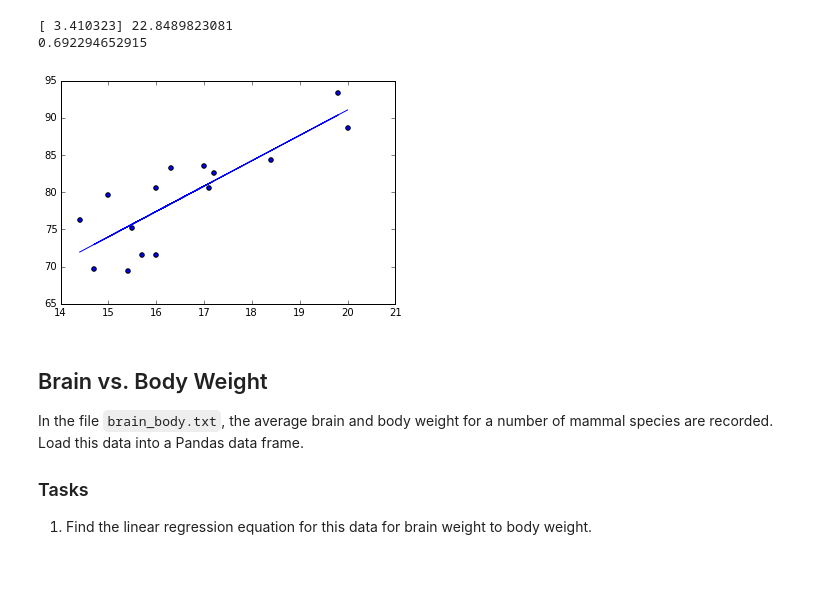
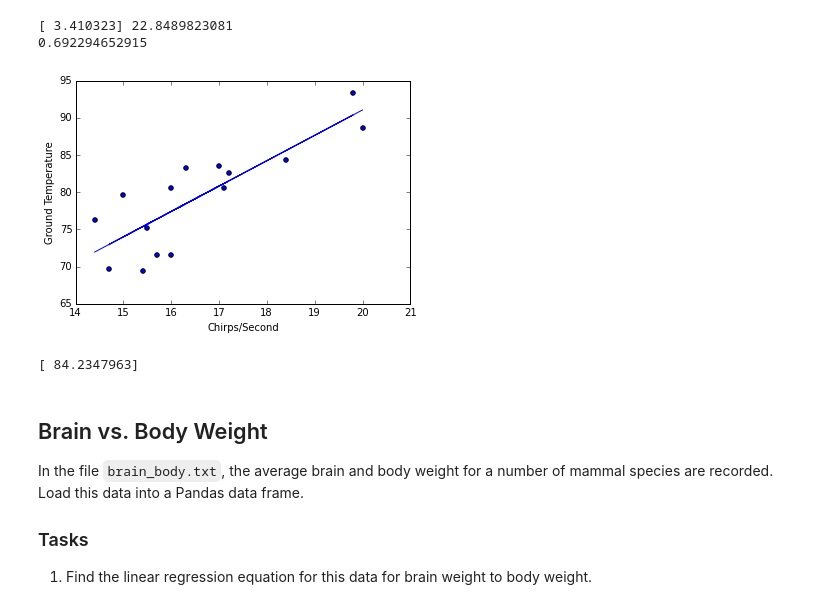
Before and after one commit to TylerKotkin/linear-regression, a Jupyter notebook: simple-linear-regression.ipynb, the cells around one changed output. Cells and saved outputs as stored; diff of their text form; code cells hidden in the pictures; blank space fills up the shorter version.

```diff
--- a/simple-linear-regression.ipynb
+++ b/simple-linear-regression.ipynb
@@ -18,7 +18,7 @@ ground_cricket_data = {"Chirps/Second": [20.0, 16.0, 19.8, 18.4, 17.1, 15.5, 14.
                        "Ground Temperature": [88.6, 71.6, 93.3, 84.3, 80.6, 75.2, 69.7,
                                               71.6, 69.4, 83.3, 79.6, 82.6, 80.6, 83.5,
                                               76.3]}
-df = pd.DataFrame(ground_cricket_data)
+df_gc = pd.DataFrame(ground_cricket_data)
 # %% [markdown]
 ### Tasks
 
@@ -49,6 +49,6 @@ df
 # %%
-input_data = df[['Chirps/Second']]
-output_data = df['Ground Temperature']
+input_data = df_gc[['Chirps/Second']]
+output_data = df_gc['Ground Temperature']
 # %%
 regr1 = linear_model.LinearRegression()
 regr1.fit(input_data, output_data)
@@ -62,13 +62,19 @@ print(regr1.score(input_data, output_data))
 # %%
 plt.scatter(input_data, output_data)
 plt.plot(input_data, regr1.predict(input_data))
+plt.xlabel('Chirps/Second')
+plt.ylabel('Ground Temperature')
 plt.show()
 # %% [output]
-[figure, old version]
+[figure, new version]
 # %%
 # Extrapolate data
 # %%
 # Interpolate data
+
+print(regr1.predict(18))
+# %% [output]
+[ 84.2347963]
 # %% [markdown]
 ## Brain vs. Body Weight
 
```
Also changed, not shown: parts of 8 cells of this notebook.
